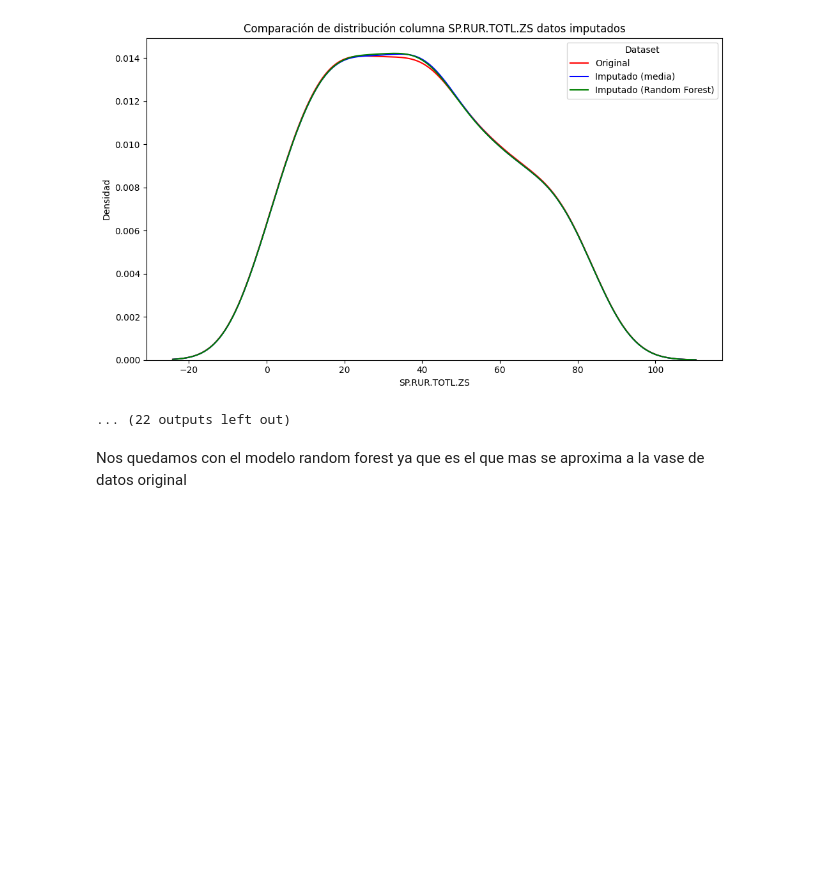
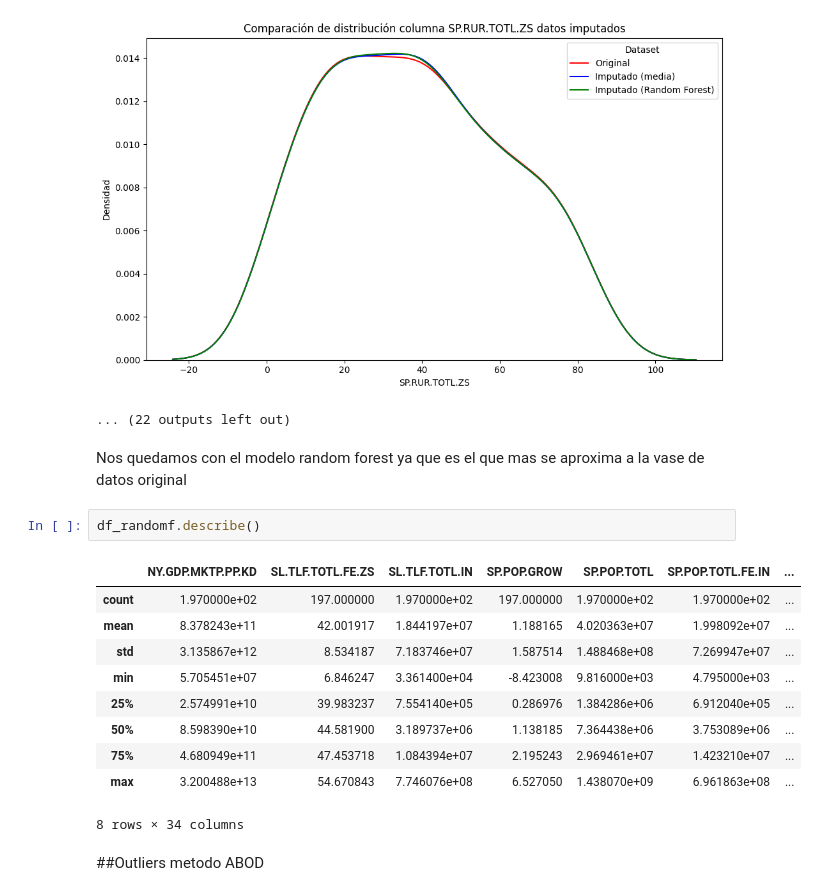
Before and after one commit to rubenpadilla-oss/Portafolio, a Jupyter notebook: examencdde.ipynb, the cells around one changed output. Drawn from its saved outputs; the diff is of its cells as text; blank space fills up the shorter version.

```diff
--- a/examencdde.ipynb
+++ b/examencdde.ipynb
@@ -337,3 +339,18 @@ for col in columnas:
 ... (22 outputs left out)
 # %% [markdown]
 Nos quedamos con el modelo random forest ya que es el que mas se aproxima a la vase de datos original
+# %%
+df_randomf.describe()
+# %% [output]
+|  | NY.GDP.MKTP.PP.KD | SL.TLF.TOTL.FE.ZS | SL.TLF.TOTL.IN | SP.POP.GROW | SP.POP.TOTL | SP.POP.TOTL.FE.IN | ... |
+| count | 1.970000e+02 | 197.000000 | 1.970000e+02 | 197.000000 | 1.970000e+02 | 1.970000e+02 | ... |
+| mean | 8.378243e+11 | 42.001917 | 1.844197e+07 | 1.188165 | 4.020363e+07 | 1.998092e+07 | ... |
+| std | 3.135867e+12 | 8.534187 | 7.183746e+07 | 1.587514 | 1.488468e+08 | 7.269947e+07 | ... |
+| min | 5.705451e+07 | 6.846247 | 3.361400e+04 | -8.423008 | 9.816000e+03 | 4.795000e+03 | ... |
+| 25% | 2.574991e+10 | 39.983237 | 7.554140e+05 | 0.286976 | 1.384286e+06 | 6.912040e+05 | ... |
+| 50% | 8.598390e+10 | 44.581900 | 3.189737e+06 | 1.138185 | 7.364438e+06 | 3.753089e+06 | ... |
+| 75% | 4.680949e+11 | 47.453718 | 1.084394e+07 | 2.195243 | 2.969461e+07 | 1.423210e+07 | ... |
+| max | 3.200488e+13 | 54.670843 | 7.746076e+08 | 6.527050 | 1.438070e+09 | 6.961863e+08 | ... |
+8 rows × 34 columns
+# %% [markdown]
+##Outliers metodo ABOD
```
Also changed, not shown: parts of 19 cells of this notebook.
